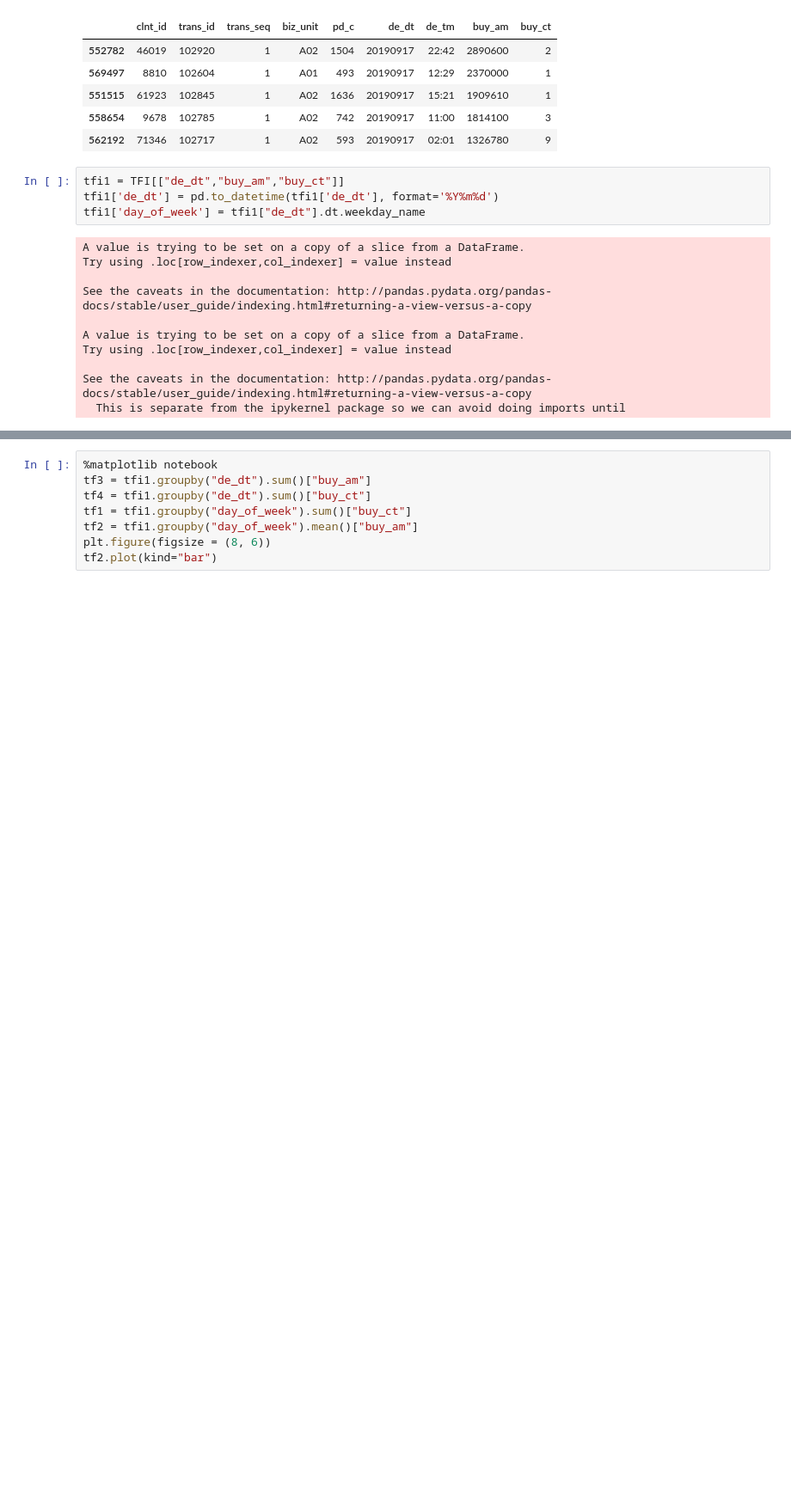
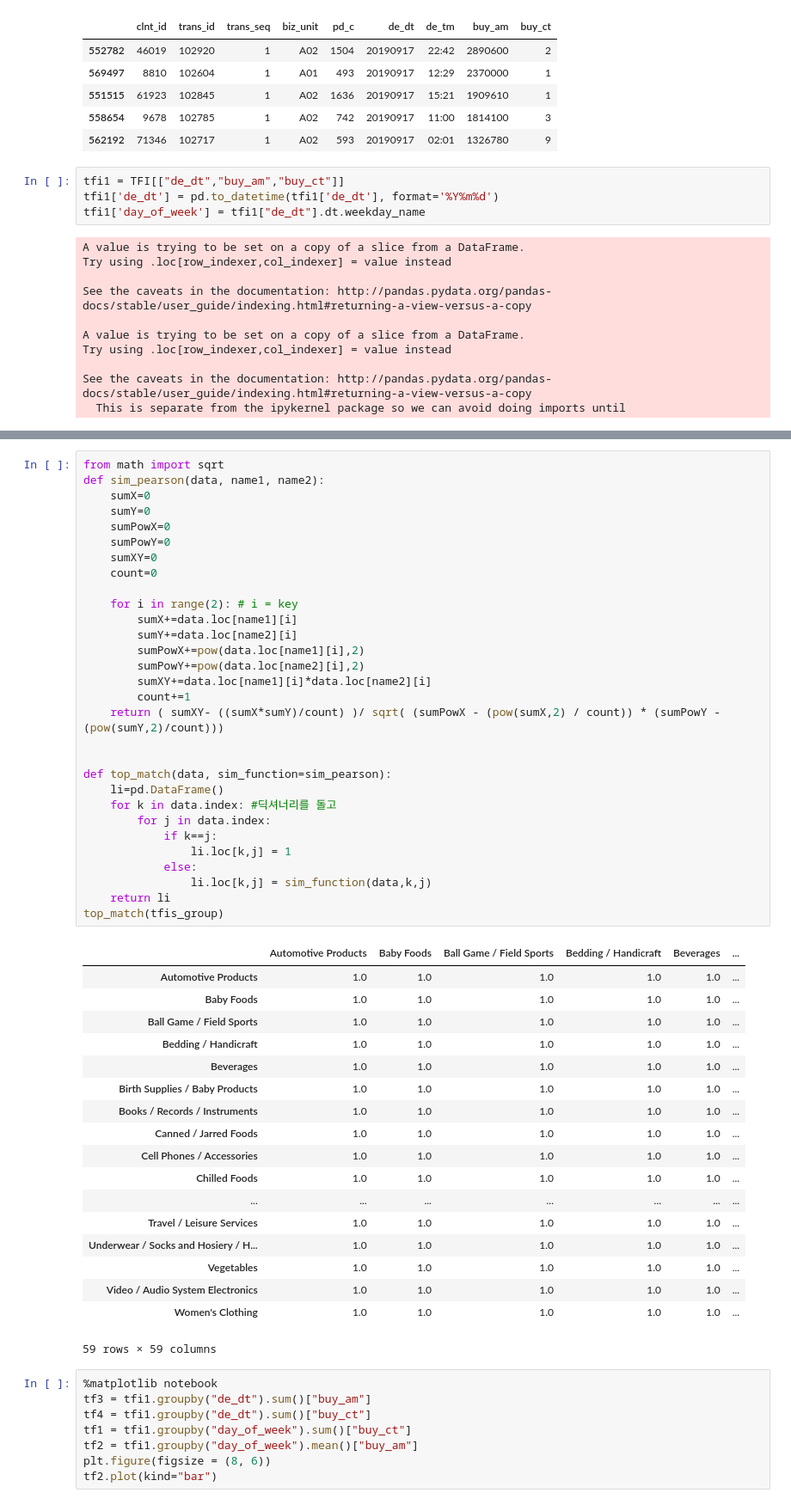
Before and after one commit to GyuYoungCho/Lpoint-Competition, a Jupyter notebook: project/point_cut/EDA.ipynb, the cells around one changed output, grey strips where cells are left out. Shown at 86% size. Drawn from its saved outputs; the diff is of its cells as text; blank space fills up the shorter version.

```diff
--- a/project/point_cut/EDA.ipynb
+++ b/project/point_cut/EDA.ipynb
@@ -127,3 +143,52 @@ import matplotlib.pyplot as plt
+# %%
+from math import sqrt
+def sim_pearson(data, name1, name2):
+    sumX=0
+    sumY=0
+    sumPowX=0
+    sumPowY=0
+    sumXY=0
+    count=0
+
+    for i in range(2): # i = key
+        sumX+=data.loc[name1][i]
+        sumY+=data.loc[name2][i]
+        sumPowX+=pow(data.loc[name1][i],2)
+        sumPowY+=pow(data.loc[name2][i],2)
+        sumXY+=data.loc[name1][i]*data.loc[name2][i]
+        count+=1
+    return ( sumXY- ((sumX*sumY)/count) )/ sqrt( (sumPowX - (pow(sumX,2) / count)) * (sumPowY - (pow(sumY,2)/count)))
+
+
+def top_match(data, sim_function=sim_pearson):
+    li=pd.DataFrame()
+    for k in data.index: #딕셔너리를 돌고
+        for j in data.index:
+            if k==j:
+                li.loc[k,j] = 1
+            else:
+                li.loc[k,j] = sim_function(data,k,j)
+    return li
+top_match(tfis_group)
+# %% [output]
+|  | Automotive Products | Baby Foods | Ball Game / Field Sports | Bedding / Handicraft | Beverages | ... |
+| Automotive Products | 1.0 | 1.0 | 1.0 | 1.0 | 1.0 | ... |
+| Baby Foods | 1.0 | 1.0 | 1.0 | 1.0 | 1.0 | ... |
+| Ball Game / Field Sports | 1.0 | 1.0 | 1.0 | 1.0 | 1.0 | ... |
+| Bedding / Handicraft | 1.0 | 1.0 | 1.0 | 1.0 | 1.0 | ... |
+| Beverages | 1.0 | 1.0 | 1.0 | 1.0 | 1.0 | ... |
+| Birth Supplies / Baby Products | 1.0 | 1.0 | 1.0 | 1.0 | 1.0 | ... |
+| Books / Records / Instruments | 1.0 | 1.0 | 1.0 | 1.0 | 1.0 | ... |
+| Canned / Jarred Foods | 1.0 | 1.0 | 1.0 | 1.0 | 1.0 | ... |
+| Cell Phones / Accessories | 1.0 | 1.0 | 1.0 | 1.0 | 1.0 | ... |
+| Chilled Foods | 1.0 | 1.0 | 1.0 | 1.0 | 1.0 | ... |
+| ... | ... | ... | ... | ... | ... | ... |
+| Travel / Leisure Services | 1.0 | 1.0 | 1.0 | 1.0 | 1.0 | ... |
+| Underwear / Socks and Hosiery / H... | 1.0 | 1.0 | 1.0 | 1.0 | 1.0 | ... |
+| Vegetables | 1.0 | 1.0 | 1.0 | 1.0 | 1.0 | ... |
+| Video / Audio System Electronics | 1.0 | 1.0 | 1.0 | 1.0 | 1.0 | ... |
+| Women's Clothing | 1.0 | 1.0 | 1.0 | 1.0 | 1.0 | ... |
+59 rows × 59 columns
 # %%
 %matplotlib notebook
 tf3 = tfi1.groupby("de_dt").sum()["buy_am"]
```
Also changed, not shown: parts of 4 cells of this notebook, 3 other files.
